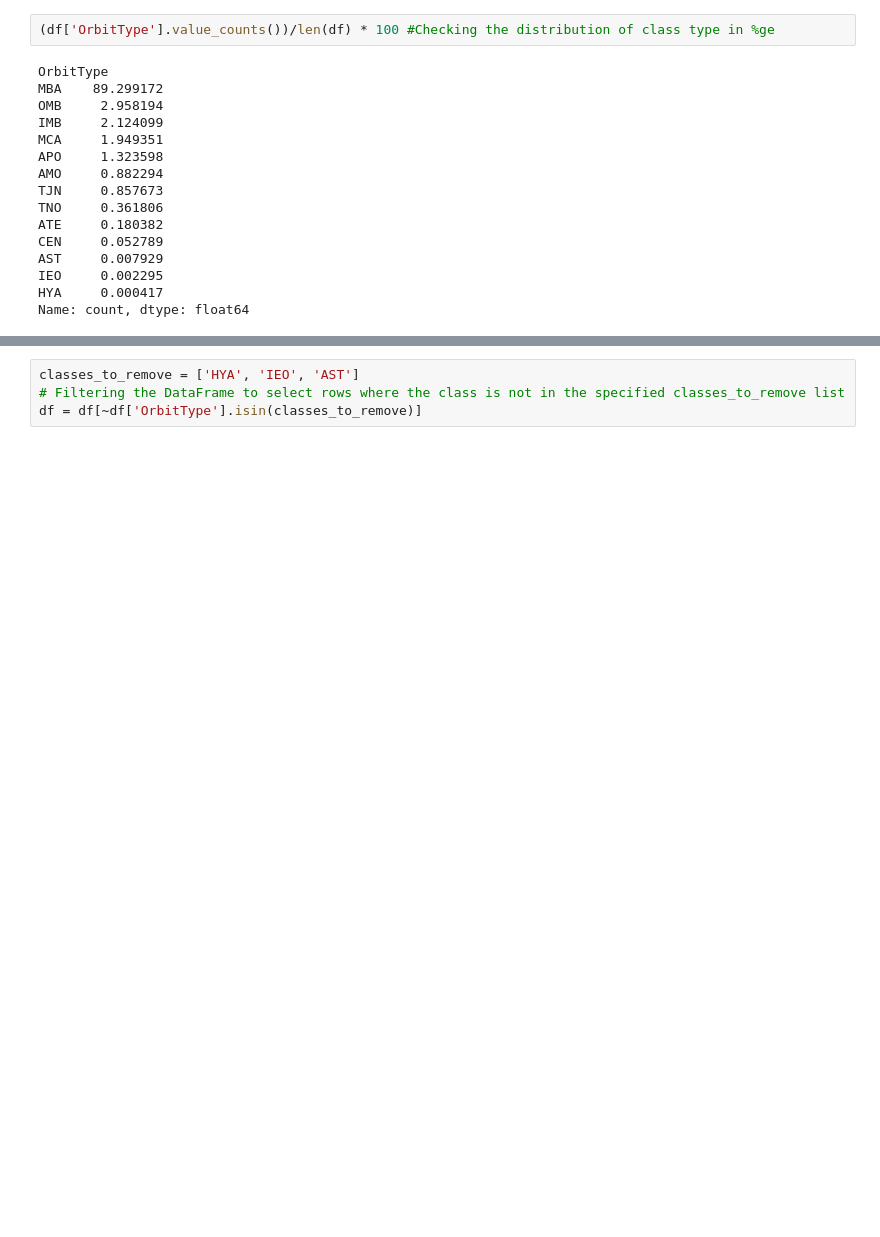
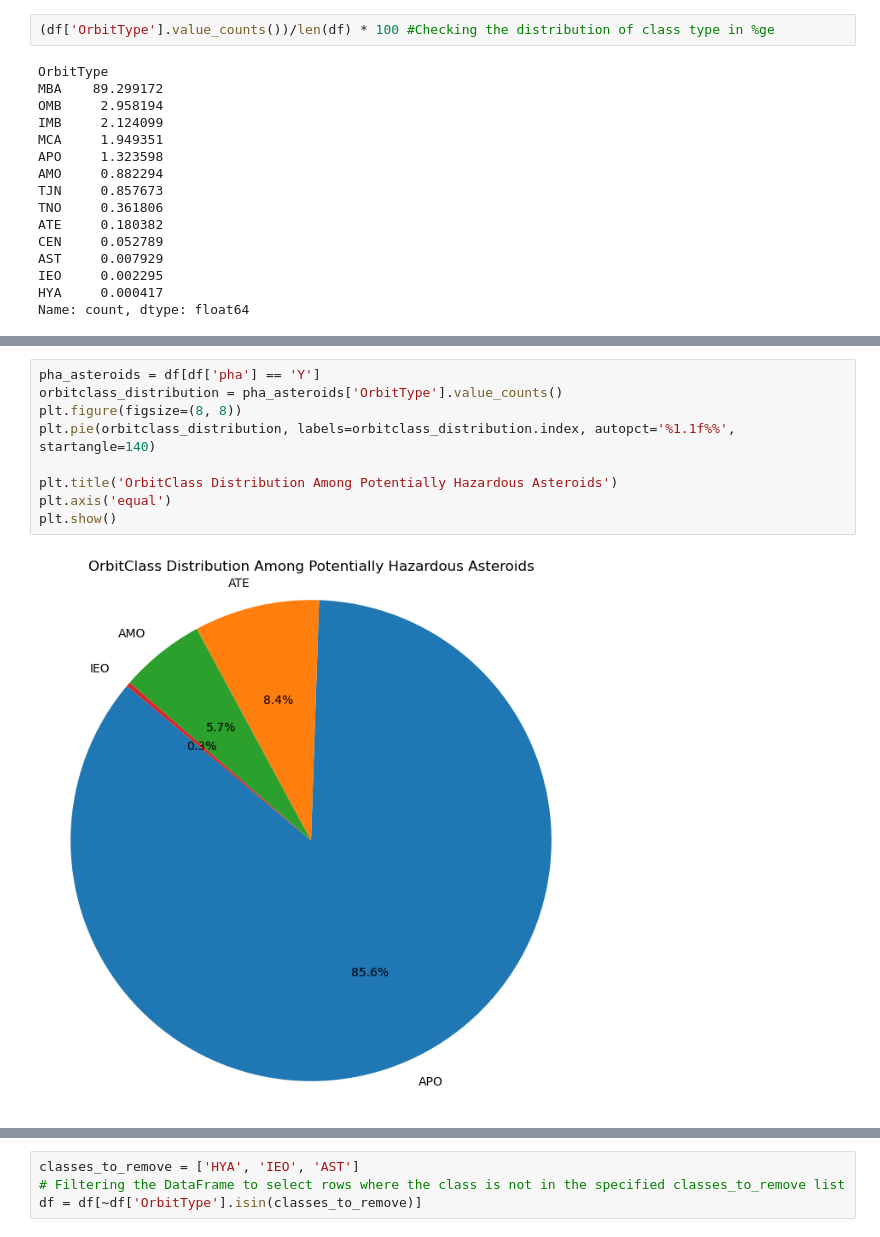
Before and after one commit to agnishde/Asteroid-orbit-classification, a Jupyter notebook: Asteroid Data analysis and Classification.ipynb, the cells around one changed output, grey strips where cells are left out. Drawn from its saved outputs; the diff is of its cells as text; blank space fills up the shorter version.

```diff
--- a/Asteroid Data analysis and Classification.ipynb
+++ b/Asteroid Data analysis and Classification.ipynb
@@ -180,0 +127,11 @@ plt.show()
+# %%
+pha_asteroids = df[df['pha'] == 'Y']
+orbitclass_distribution = pha_asteroids['OrbitType'].value_counts()
+plt.figure(figsize=(8, 8))
+plt.pie(orbitclass_distribution, labels=orbitclass_distribution.index, autopct='%1.1f%%', startangle=140)
+
+plt.title('OrbitClass Distribution Among Potentially Hazardous Asteroids')
+plt.axis('equal')
+plt.show()
+# %% [output]
+[figure, added]
```
Also changed, not shown: parts of 66 cells of this notebook.
